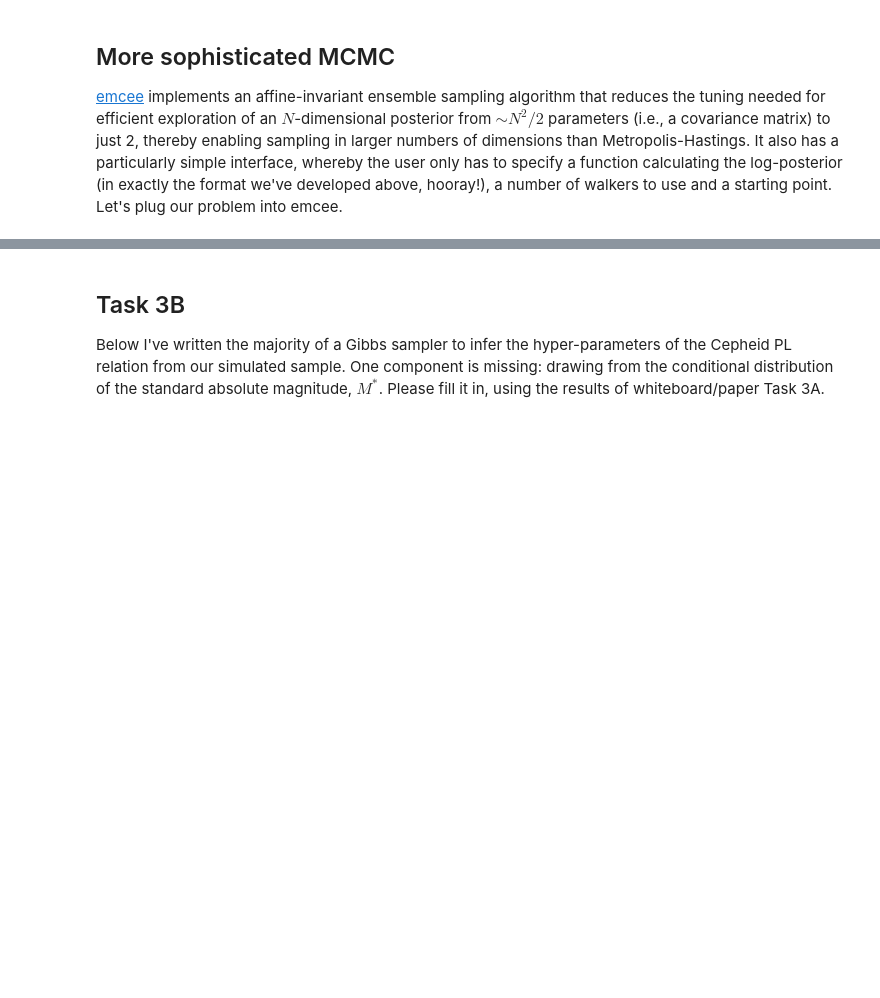
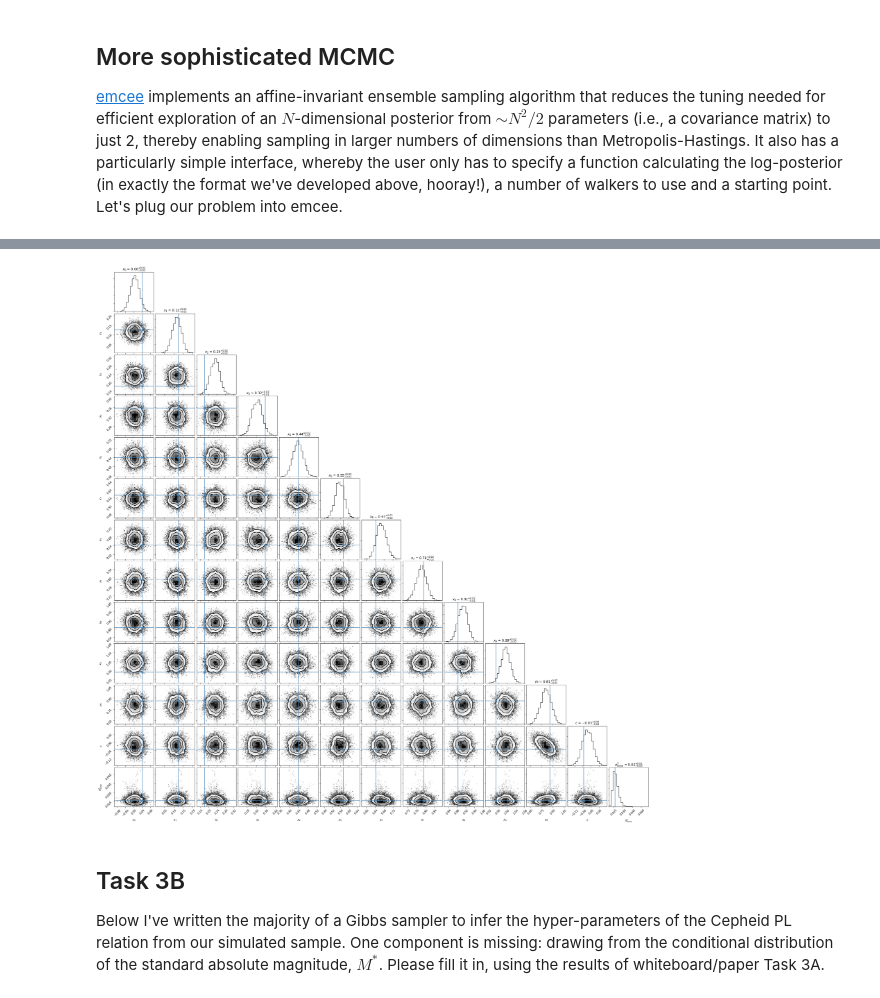
Before and after one commit to sfeeney/ahw19, a Jupyter notebook: ahw_complete.ipynb, the cells around one changed output, grey strips where cells are left out. Cells and saved outputs as stored; diff of their text form; code cells hidden in the pictures; blank space fills up the shorter version.

```diff
--- a/ahw_complete.ipynb
+++ b/ahw_complete.ipynb
@@ -488,3 +579,10 @@ reduce number of samples? i guess we still have 50k
+# %%
+par_names_nvx = ['x_{:d}'.format(i) for i in range(n_x)] + par_names
+par_names_nvx_co = ['$' + par_name + '$' for par_name in par_names_nvx]
+flat_samples = sampler.flatchain
+fig = corner.corner(flat_samples, labels=par_names_nvx_co, show_titles=True, truths=pars_nvx)
+# %% [output]
+[figure, added]
 # %% [markdown]
 ## Task 3B
 
```
Also changed, not shown: parts of 20 cells of this notebook.
